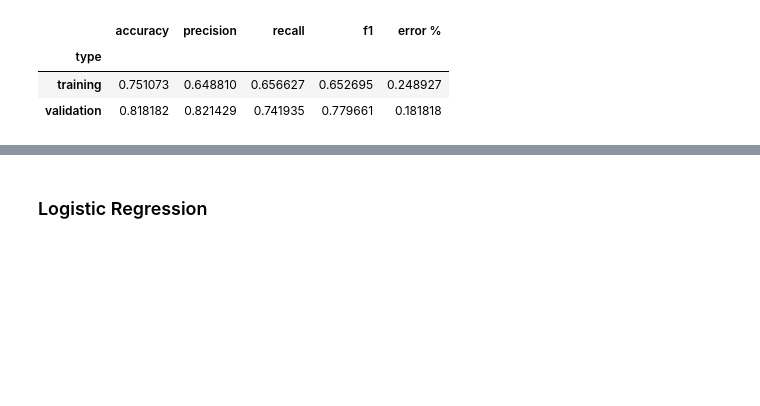
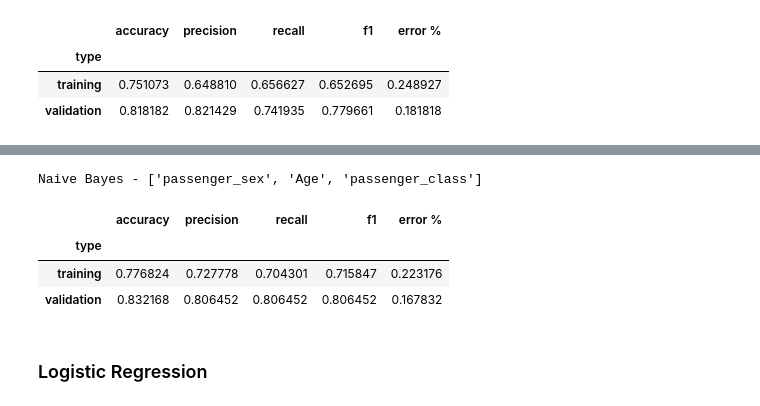
Before and after one commit to gallowstree/machine-learning-labs-2020, a Jupyter notebook: titanic-project/titanic-project.ipynb, the cells around one changed output, grey strips where cells are left out. Drawn from its saved outputs; the diff is of its cells as text; code cells hidden in the pictures; blank space fills up the shorter version.

```diff
--- a/titanic-project/titanic-project.ipynb
+++ b/titanic-project/titanic-project.ipynb
@@ -472,3 +487,13 @@ Naive Bayes - ['Embarked', 'passenger_sex', 'Age']
+# %%
+chosen_nv_feats = ['passenger_sex', 'Age', 'passenger_class']
+met, chosen_nv = train_and_score_nv(chosen_nv_feats)
+met
+# %% [output]
+Naive Bayes - ['passenger_sex', 'Age', 'passenger_class']
+|  | accuracy | precision | recall | f1 | error % |
+| type |  |  |  |  |  |
+| training | 0.776824 | 0.727778 | 0.704301 | 0.715847 | 0.223176 |
+| validation | 0.832168 | 0.806452 | 0.806452 | 0.806452 | 0.167832 |
 # %% [markdown]
 ### Logistic Regression
 # %%
```
Also changed, not shown: parts of 19 cells of this notebook.
